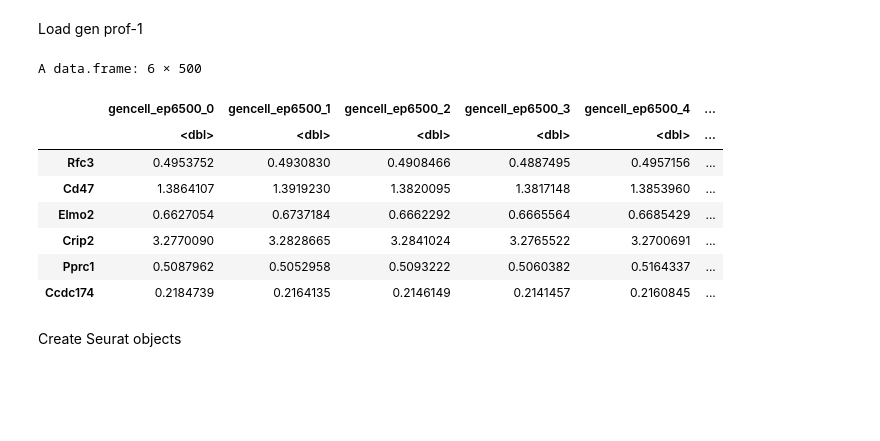
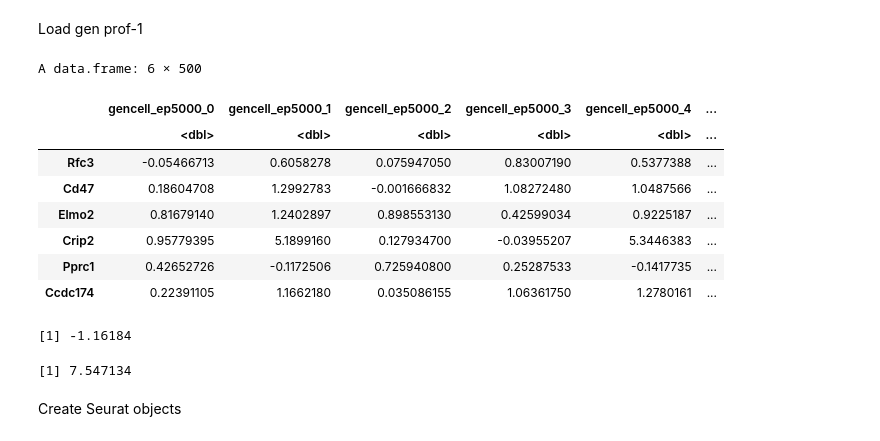
Before and after one commit to luslab/arshamg-scrnaseq-wgan, a Jupyter notebook: jupyter/analyse-training.ipynb, the cells around one changed output. Drawn from its saved outputs; the diff is of its cells as text; code cells hidden in the pictures; blank space fills up the shorter version.

```diff
--- a/jupyter/analyse-training.ipynb
+++ b/jupyter/analyse-training.ipynb
@@ -28,7 +28,7 @@ Set paths
 # %%
 paths.train_nonorm_path <- "../data/tpm_combined_wheader.csv"
 paths.test_nonorm_path <- "../data/tpm_combined_test_wheader.csv"
-paths.gen_1_path <- "../data/results/gen_prof_6500.csv"
+paths.gen_1_path <- "../data/results/gen_prof_5000.csv"
 # %% [markdown]
 ## Load and visualise
 
@@ -66,16 +66,21 @@ Load gen prof-1
 # %%
 genprof_1_raw <- read.table(file=paths.gen_1_path, sep=",", row.names = 1, header=TRUE)
 head(genprof_1_raw)
+
+min(genprof_1_raw, na.rm=TRUE)
+max(genprof_1_raw, na.rm=TRUE)
 # %% [output]
 A data.frame: 6 × 500
-|  | gencell_ep6500_0 | gencell_ep6500_1 | gencell_ep6500_2 | gencell_ep6500_3 | gencell_ep6500_4 | ... |
+|  | gencell_ep5000_0 | gencell_ep5000_1 | gencell_ep5000_2 | gencell_ep5000_3 | gencell_ep5000_4 | ... |
 |  | <dbl> | <dbl> | <dbl> | <dbl> | <dbl> | ... |
-| Rfc3 | 0.4953752 | 0.4930830 | 0.4908466 | 0.4887495 | 0.4957156 | ... |
-| Cd47 | 1.3864107 | 1.3919230 | 1.3820095 | 1.3817148 | 1.3853960 | ... |
-| Elmo2 | 0.6627054 | 0.6737184 | 0.6662292 | 0.6665564 | 0.6685429 | ... |
-| Crip2 | 3.2770090 | 3.2828665 | 3.2841024 | 3.2765522 | 3.2700691 | ... |
-| Pprc1 | 0.5087962 | 0.5052958 | 0.5093222 | 0.5060382 | 0.5164337 | ... |
-| Ccdc174 | 0.2184739 | 0.2164135 | 0.2146149 | 0.2141457 | 0.2160845 | ... |
+| Rfc3 | -0.05466713 | 0.6058278 | 0.075947050 | 0.83007190 | 0.5377388 | ... |
+| Cd47 | 0.18604708 | 1.2992783 | -0.001666832 | 1.08272480 | 1.0487566 | ... |
+| Elmo2 | 0.81679140 | 1.2402897 | 0.898553130 | 0.42599034 | 0.9225187 | ... |
+| Crip2 | 0.95779395 | 5.1899160 | 0.127934700 | -0.03955207 | 5.3446383 | ... |
+| Pprc1 | 0.42652726 | -0.1172506 | 0.725940800 | 0.25287533 | -0.1417735 | ... |
+| Ccdc174 | 0.22391105 | 1.1662180 | 0.035086155 | 1.06361750 | 1.2780161 | ... |
+[1] -1.16184
+[1] 7.547134
 # %% [markdown]
 Create Seurat objects
 # %%
```
Also changed, not shown: parts of 3 cells of this notebook, 1 other file.
